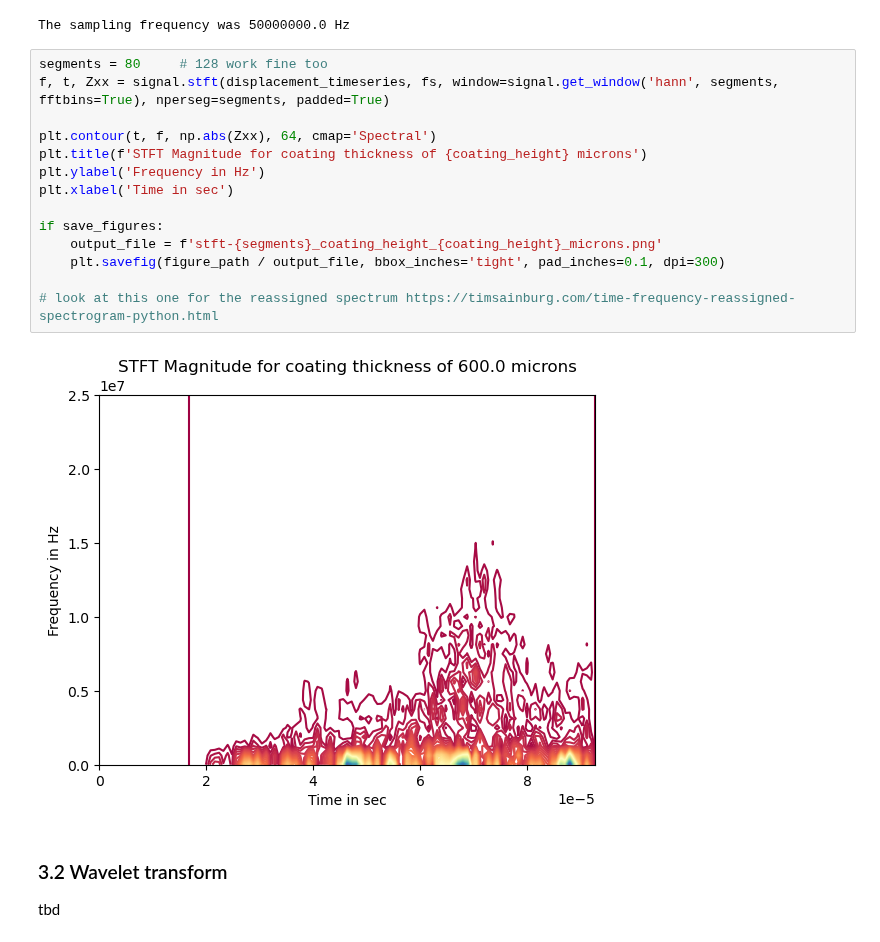
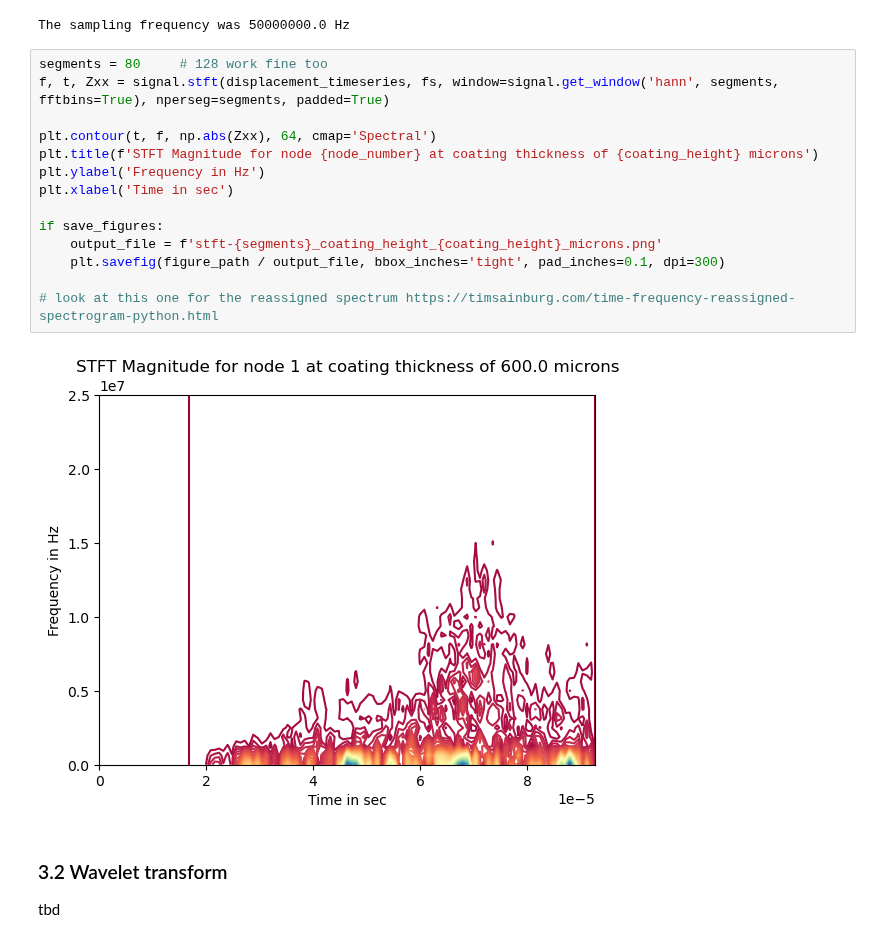
Before and after one commit to sjmxschm/ml_dl_wave_inversion, a Jupyter notebook: create_model/try_other_transforms.ipynb, the cells around one changed output. Drawn from its saved outputs; the diff is of its cells as text.

Commit message:
node information is now incorporated in all plot titles

```diff
--- a/create_model/try_other_transforms.ipynb
+++ b/create_model/try_other_transforms.ipynb
@@ -167,19 +167,19 @@ The sampling frequency was 50000000.0 Hz
 # %%
 segments = 80     # 128 work fine too
 f, t, Zxx = signal.stft(displacement_timeseries, fs, window=signal.get_window('hann', segments, fftbins=True), nperseg=segments, padded=True)
 
 plt.contour(t, f, np.abs(Zxx), 64, cmap='Spectral')
-plt.title(f'STFT Magnitude for coating thickness of {coating_height} microns')
+plt.title(f'STFT Magnitude for node {node_number} at coating thickness of {coating_height} microns')
 plt.ylabel('Frequency in Hz')
 plt.xlabel('Time in sec')
 
 if save_figures:
     output_file = f'stft-{segments}_coating_height_{coating_height}_microns.png'
     plt.savefig(figure_path / output_file, bbox_inches='tight', pad_inches=0.1, dpi=300)
 
 # look at this one for the reassigned spectrum https://timsainburg.com/time-frequency-reassigned-spectrogram-python.html
 # %% [output]
-[figure, old version]
+[figure, new version]
 # %% [markdown]
 ### 3.2 Wavelet transform
 
```
